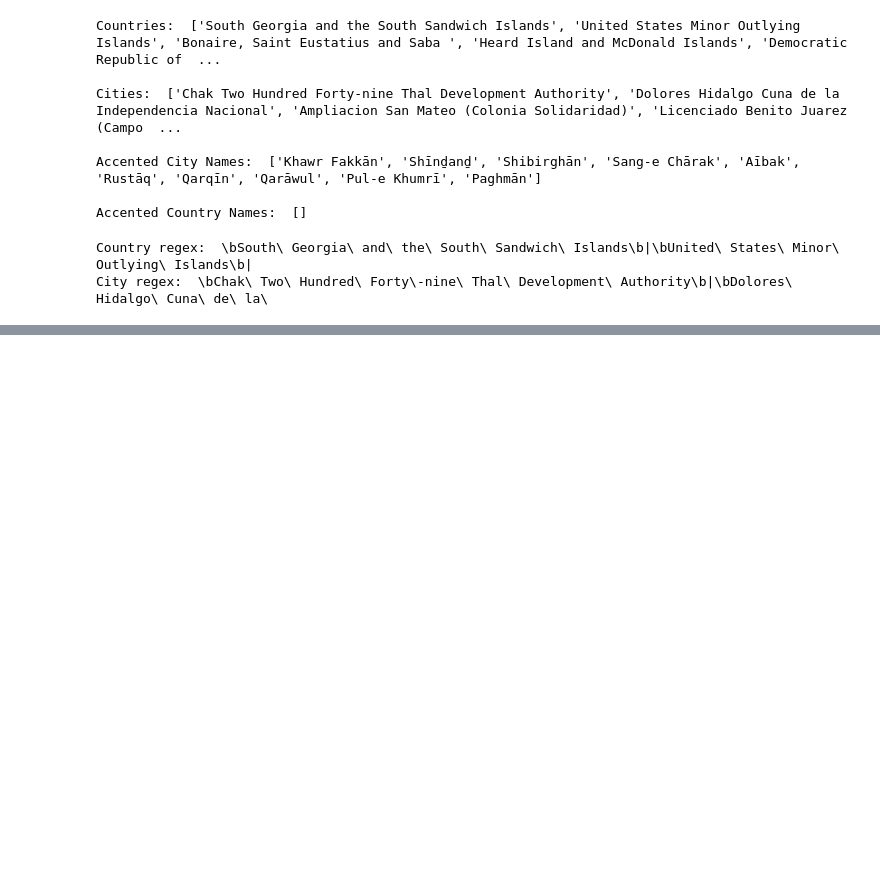
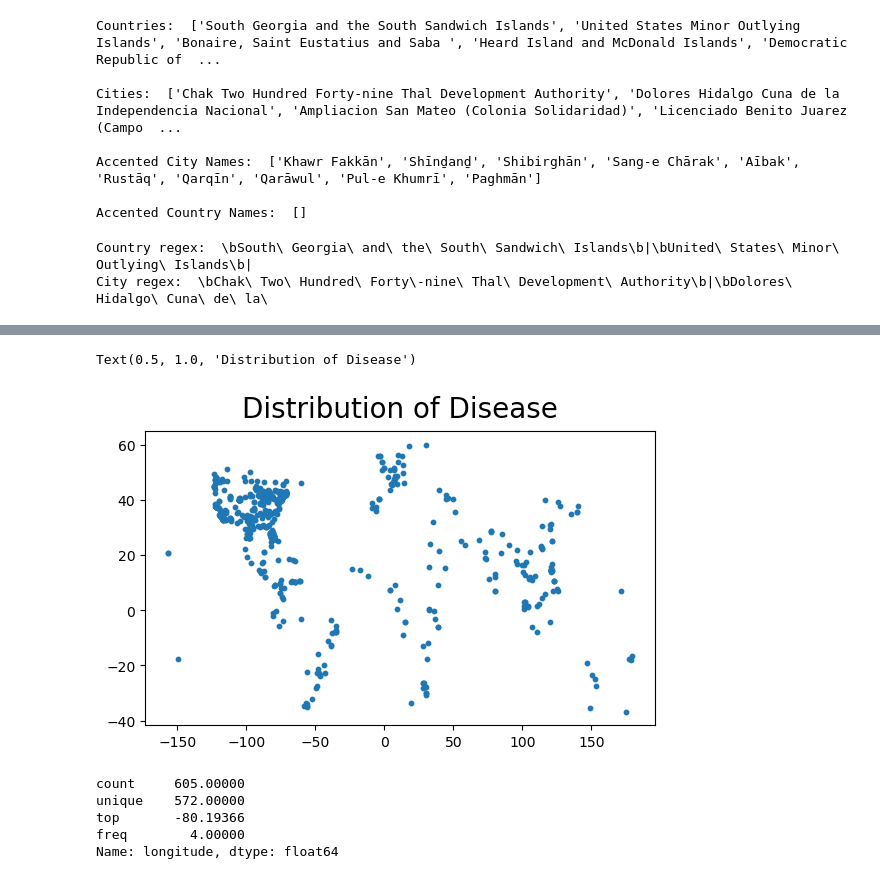
Before and after one commit to NB-555/discovering-disease-outbreaks-base, a Jupyter notebook: discovering-disease-project.ipynb, the cells around one changed output, grey strips where cells are left out. Cells and saved outputs as stored; diff of their text form; code cells hidden in the pictures; blank space fills up the shorter version.

Commit message:
Added scatter plot with long and lat coords

```diff
--- a/discovering-disease-project.ipynb
+++ b/discovering-disease-project.ipynb
@@ -197,0 +198,20 @@ headline_df = headline_df.drop(dup_rows)
+# %%
+import matplotlib.pyplot as plt
+
+fig = plt.figure(figsize=(7.5, 7.5))
+
+ax = fig.add_axes([0.2, 0.17, 0.68, 0.7], aspect=2)
+ax.scatter(
+    x=headline_df['longitude'], y=headline_df['latitude'], s = 10)
+ax.set_title("Distribution of Disease", fontsize=20, verticalalignment='bottom')
+# %% [output]
+Text(0.5, 1.0, 'Distribution of Disease')
+[figure, added]
+# %%
+headline_df['longitude'].describe()
+# %% [output]
+count     605.00000
+unique    572.00000
+top       -80.19366
+freq        4.00000
+Name: longitude, dtype: float64
```
Also changed, not shown: parts of 5 cells of this notebook.
